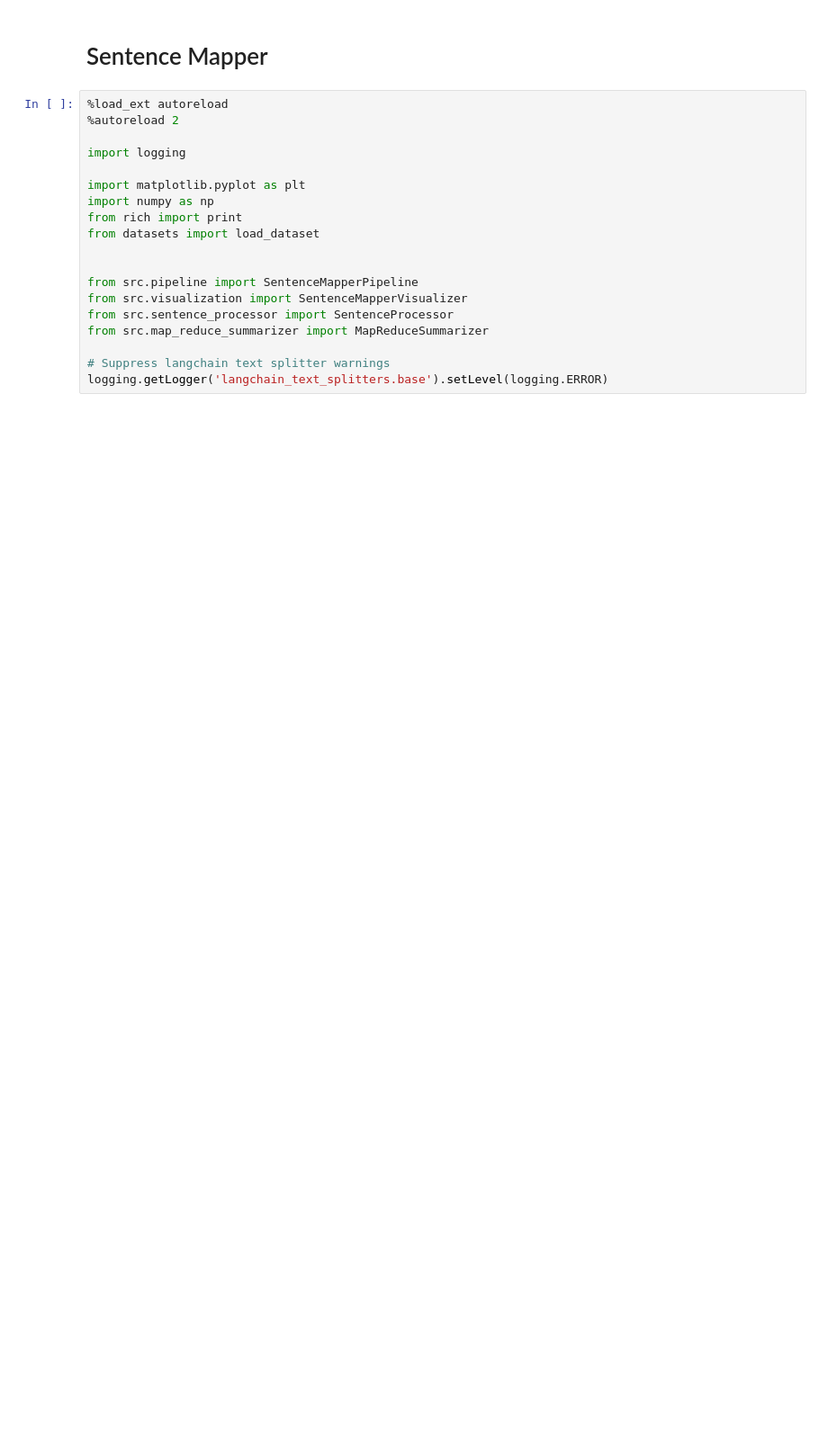
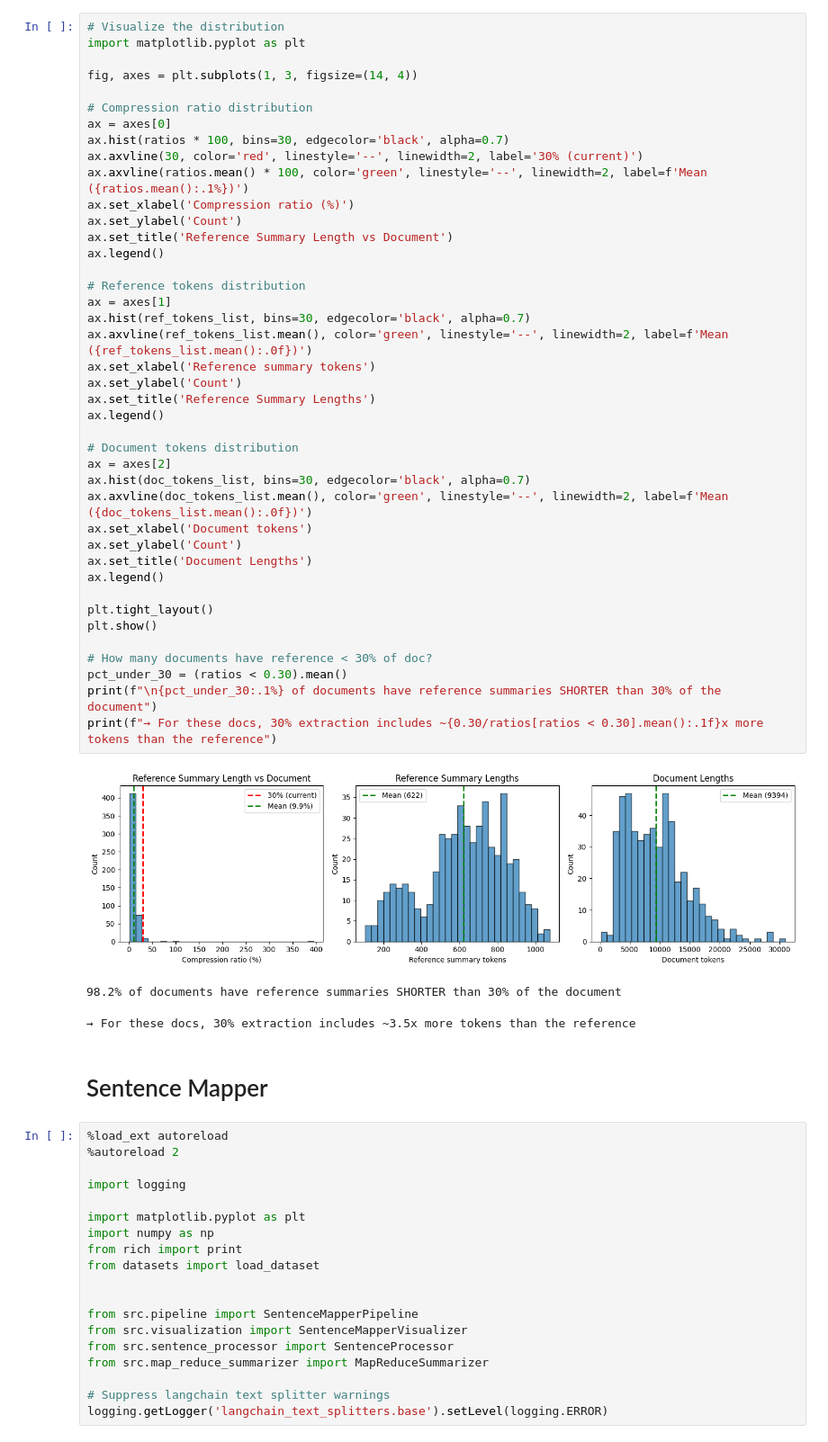
Before and after one commit to lgarma/SentenceMapper, a Jupyter notebook: experiments.ipynb, the cells around one changed output. Shown at 90% size. Cells and saved outputs as stored; diff of their text form; blank space fills up the shorter version.

```diff
--- a/experiments.ipynb
+++ b/experiments.ipynb
@@ -1,3 +62,48 @@
+# %%
+# Visualize the distribution
+import matplotlib.pyplot as plt
+
+fig, axes = plt.subplots(1, 3, figsize=(14, 4))
+
+# Compression ratio distribution
+ax = axes[0]
+ax.hist(ratios * 100, bins=30, edgecolor='black', alpha=0.7)
+ax.axvline(30, color='red', linestyle='--', linewidth=2, label='30% (current)')
+ax.axvline(ratios.mean() * 100, color='green', linestyle='--', linewidth=2, label=f'Mean ({ratios.mean():.1%})')
+ax.set_xlabel('Compression ratio (%)')
+ax.set_ylabel('Count')
+ax.set_title('Reference Summary Length vs Document')
+ax.legend()
+
+# Reference tokens distribution
+ax = axes[1]
+ax.hist(ref_tokens_list, bins=30, edgecolor='black', alpha=0.7)
+ax.axvline(ref_tokens_list.mean(), color='green', linestyle='--', linewidth=2, label=f'Mean ({ref_tokens_list.mean():.0f})')
+ax.set_xlabel('Reference summary tokens')
+ax.set_ylabel('Count')
+ax.set_title('Reference Summary Lengths')
+ax.legend()
+
+# Document tokens distribution
+ax = axes[2]
+ax.hist(doc_tokens_list, bins=30, edgecolor='black', alpha=0.7)
+ax.axvline(doc_tokens_list.mean(), color='green', linestyle='--', linewidth=2, label=f'Mean ({doc_tokens_list.mean():.0f})')
+ax.set_xlabel('Document tokens')
+ax.set_ylabel('Count')
+ax.set_title('Document Lengths')
+ax.legend()
+
+plt.tight_layout()
+plt.show()
+
+# How many documents have reference < 30% of doc?
+pct_under_30 = (ratios < 0.30).mean()
+print(f"\n{pct_under_30:.1%} of documents have reference summaries SHORTER than 30% of the document")
+print(f"→ For these docs, 30% extraction includes ~{0.30/ratios[ratios < 0.30].mean():.1f}x more tokens than the reference")
+# %% [output]
+[figure, added]
+98.2% of documents have reference summaries SHORTER than 30% of the document
+→ For these docs, 30% extraction includes ~3.5x more tokens than the reference
 # %% [markdown]
 # Sentence Mapper
 # %%
```
Also changed, not shown: parts of 15 cells of this notebook, 5 other files.
